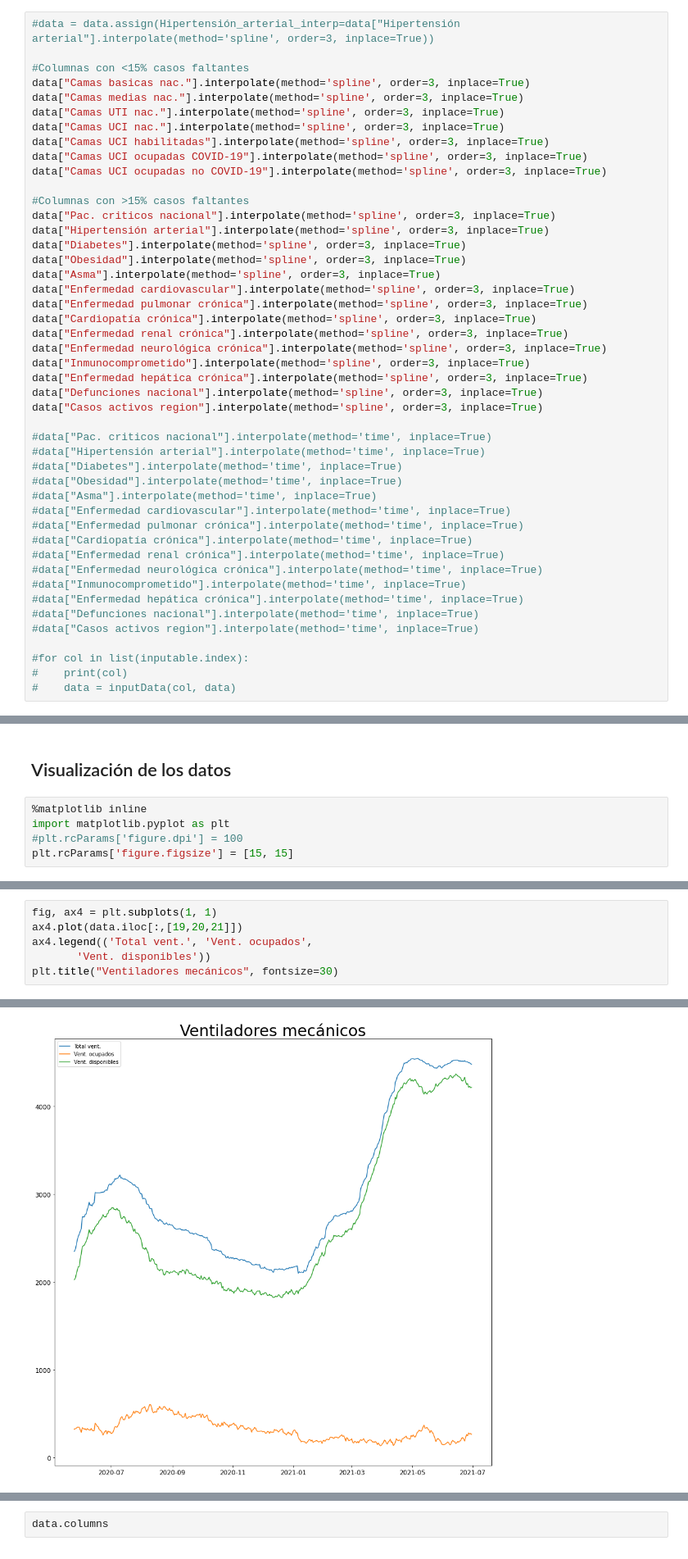
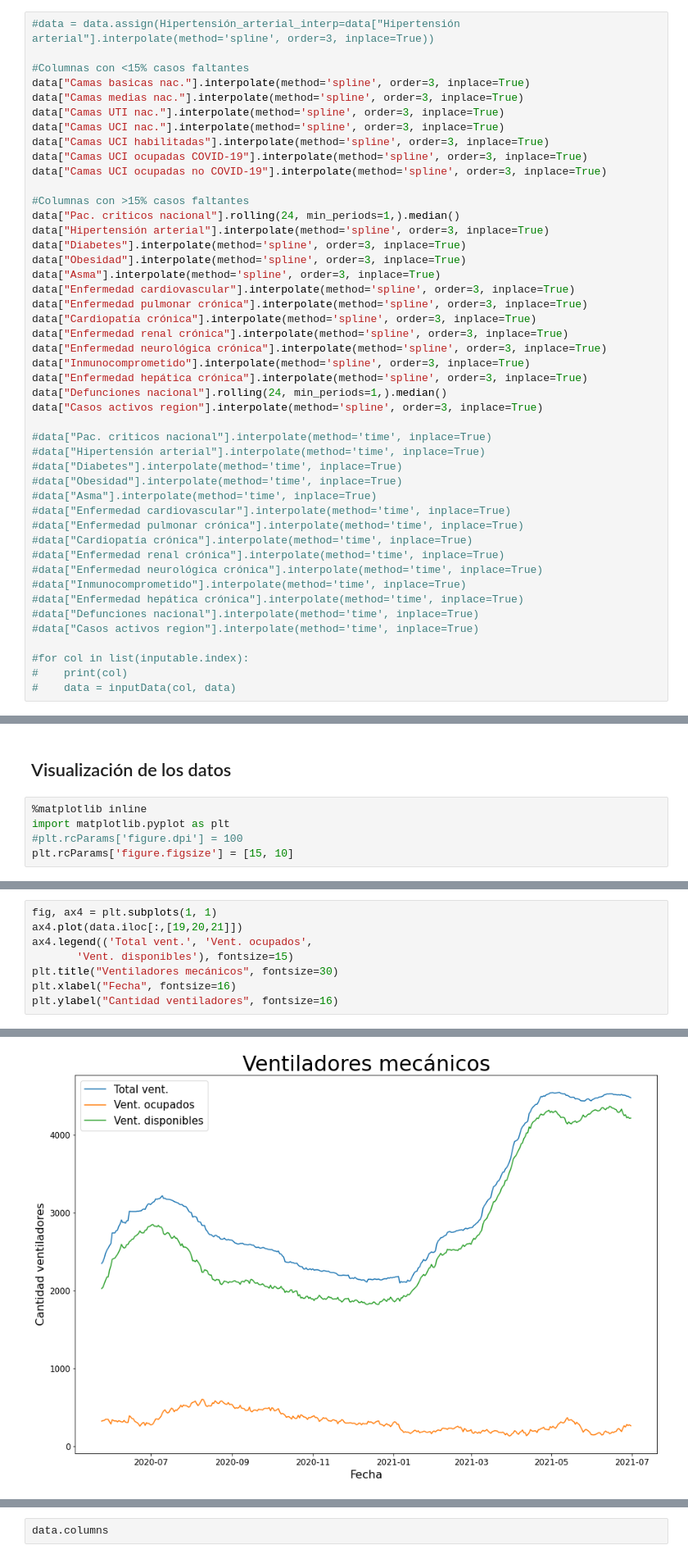
Before and after one commit to ncarf/prediction-uci, a Jupyter notebook: Prediction_UCI.ipynb, the cells around one changed output, grey strips where cells are left out. Shown at 82% size. Saved outputs shown, nothing was run; the diff lists cells and outputs as text.

```diff
--- a/Prediction_UCI.ipynb
+++ b/Prediction_UCI.ipynb
@@ -244,7 +279,7 @@ data["Camas UCI ocupadas COVID-19"].interpolate(method='spline', order=3, inplac
 data["Camas UCI ocupadas no COVID-19"].interpolate(method='spline', order=3, inplace=True)
 
 #Columnas con >15% casos faltantes
-data["Pac. criticos nacional"].interpolate(method='spline', order=3, inplace=True)
+data["Pac. criticos nacional"].rolling(24, min_periods=1,).median()
 data["Hipertensión arterial"].interpolate(method='spline', order=3, inplace=True)
 data["Diabetes"].interpolate(method='spline', order=3, inplace=True)
 data["Obesidad"].interpolate(method='spline', order=3, inplace=True)
@@ -256,7 +291,7 @@ data["Enfermedad renal crónica"].interpolate(method='spline', order=3, inplace=
 data["Enfermedad neurológica crónica"].interpolate(method='spline', order=3, inplace=True)
 data["Inmunocomprometido"].interpolate(method='spline', order=3, inplace=True)
 data["Enfermedad hepática crónica"].interpolate(method='spline', order=3, inplace=True)
-data["Defunciones nacional"].interpolate(method='spline', order=3, inplace=True)
+data["Defunciones nacional"].rolling(24, min_periods=1,).median()
 data["Casos activos region"].interpolate(method='spline', order=3, inplace=True)
 
 #data["Pac. criticos nacional"].interpolate(method='time', inplace=True)
@@ -334,7 +369,7 @@ data = data.loc['2020-05-25':]
 %matplotlib inline
 import matplotlib.pyplot as plt
 #plt.rcParams['figure.dpi'] = 100
-plt.rcParams['figure.figsize'] = [15, 15]
+plt.rcParams['figure.figsize'] = [15, 10]
 # %%
 fig, ax1 = plt.subplots(1, 1)
 ax1.plot(data.iloc[:,[0,1,2,3]])
@@ -369,6 +411,8 @@ Text(0.5, 1.0, 'Enfermedades')
 fig, ax4 = plt.subplots(1, 1)
 ax4.plot(data.iloc[:,[19,20,21]])
 ax4.legend(('Total vent.', 'Vent. ocupados',
-       'Vent. disponibles'))
+       'Vent. disponibles'), fontsize=15)
 plt.title("Ventiladores mecánicos", fontsize=30)
+plt.xlabel("Fecha", fontsize=16)
+plt.ylabel("Cantidad ventiladores", fontsize=16)
 # %% [output]
@@ -376 +420 @@ Text(0.5, 1.0, 'Ventiladores mecánicos')
-[figure, old version]
+[figure, new version]
```
Also changed, not shown: parts of 208 cells of this notebook.
